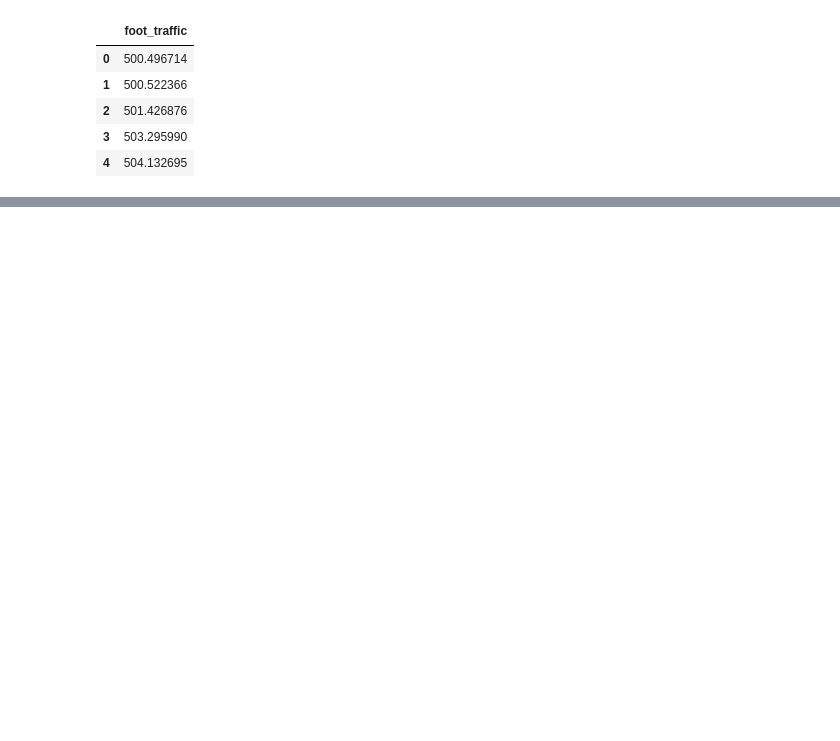
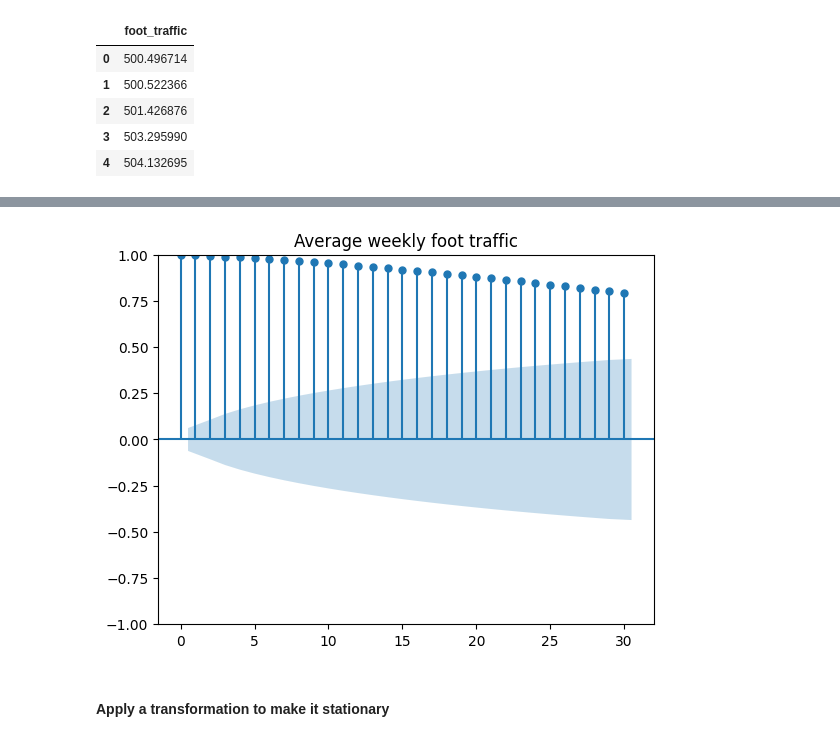
Before and after one commit to LeonardoSMSoares/Economics-Finance, a Jupyter notebook: Time Series Forecasting in Python/TSF 06 - Modeling an Autoregressive Process.ipynb, the cells around one changed output, grey strips where cells are left out. Drawn from its saved outputs; the diff is of its cells as text; code cells hidden in the pictures; blank space fills up the shorter version.

```diff
--- a/Time Series Forecasting in Python/TSF 06 - Modeling an Autoregressive Process.ipynb
+++ b/Time Series Forecasting in Python/TSF 06 - Modeling an Autoregressive Process.ipynb
@@ -44,0 +70,11 @@ plt.tight_layout()
+# %%
+# Plot Auto Correlation Function
+plot_acf(df['foot_traffic'], lags=30);
+
+plt.title('Average weekly foot traffic')
+
+plt.show()
+# %% [output]
+[figure, added]
+# %% [markdown]
+#### Apply a transformation to make it stationary
```
Also changed, not shown: parts of 35 cells of this notebook.
